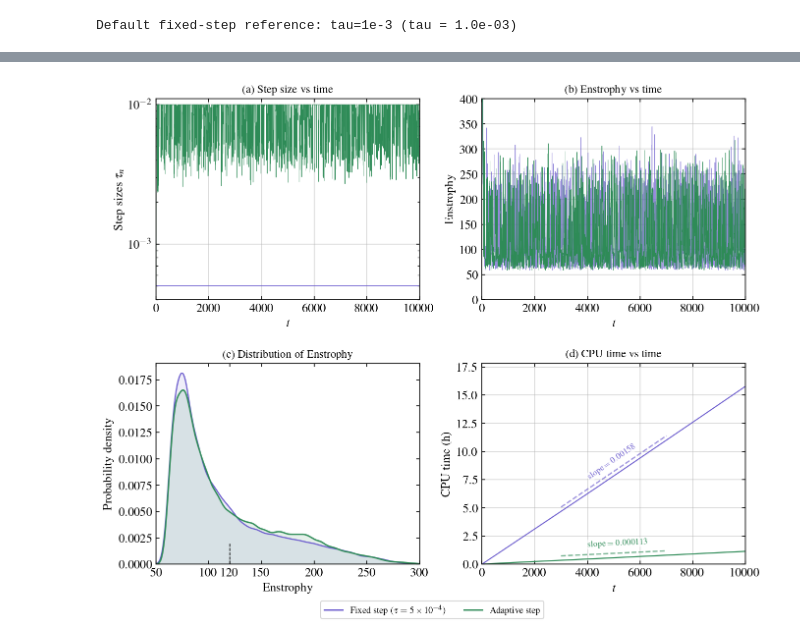
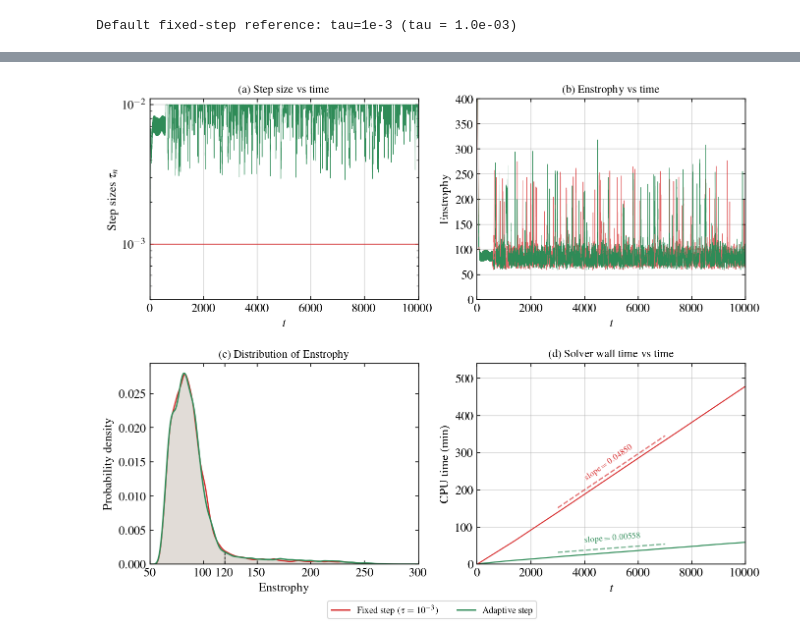
Before and after one commit to HaifengWang1031/IMEX-mr-SAV-RK, a Jupyter notebook: 04_long_time_stability 2.ipynb, the cells around one changed output, grey strips where cells are left out. Saved outputs shown, nothing was run; the diff lists cells and outputs as text; code cells hidden in the pictures.

Commit message:
Update convergence and long-time experiment results

```diff
--- a/04_long_time_stability 2.ipynb
+++ b/04_long_time_stability 2.ipynb
@@ -17,7 +17,7 @@ plt.rcParams.update({
 })
 # %%
 # -- Variable-step data (new top-level h5 layout; compatible with old segmented files) --
-file_vs = "data/ns_SDIRK2_mr_SAV_bursting_30_3_4_vs.h5"
+file_vs = "data/ns_SDIRK2_mr_SAV_bursting_40_4_4_vs.h5"
 
 traj_keys = ["tn", "Energy", "Enstrophy", "Palinstrophy", "CPU_time"]
 optional_traj_keys = ["Energy_rate", "Enstrophy_rate"]
@@ -124,11 +124,11 @@ VS  | stored rates: Energy_rate=True, Enstrophy_rate=True
 # -- Fixed-step data: load two fixed time-step runs without overwriting them --
 fixed_step_files = {
     "tau=1e-3": {
-        "path": "data/ns_SDIRK2_mr_SAV_bursting_30_3_4_0.001.h5",
+        "path": "data/ns_SDIRK2_mr_SAV_bursting_40_4_4_0.001.h5",
         "tau": 1.0e-3,
     },
     "tau=5e-4": {
-        "path": "data/ns_SDIRK2_mr_SAV_bursting_30_3_4_0.0005.h5",
+        "path": "data/ns_SDIRK2_mr_SAV_bursting_40_4_4_0.0005.h5",
         "tau": 5.0e-4,
     },
 }
@@ -1043,12 +1068,12 @@ tau=5e-4   slope : 0.0016 h/t   speedup vs adaptive: 13.99×
 # %%
-# ── Variable-step 自适应步长诊断：2×2 子图（只比较 5e-4 与 adaptive）──────
+# ── Variable-step 自适应步长诊断：2×2 子图（只比较 1e-3 与 adaptive）──────
 #
 # (a) 步长 τ 随时间变化
 # (b) Enstrophy 随时间变化
 # (c) Enstrophy distribution comparison
 # (d) 物理时间 t 与 CPU time 的关系
 
-fixed_key = "tau=5e-4"
+fixed_key = "tau=1e-3"
 fixed_plot_specs_1e3 = {fixed_key: fixed_run_specs[fixed_key]}
 fixed_spec_1e3 = fixed_plot_specs_1e3[fixed_key]
 adaptive_color = adaptive_spec["color"]
@@ -1060,29 +1085,11 @@ t_tau = tn_vs[:len(tau_vs):stride]
 tau = tau_vs[::stride]
 E = Enstrophy_vs[::stride]
 
-if "fixed_pdfs" not in globals() or "pdf_vs" not in globals() or "Z_grid" not in globals():
-    from scipy.stats import gaussian_kde
-    fixed_kde_data = {}
-    fixed_kdes = {}
-    fixed_pdfs = {}
-    for key, spec in fixed_plot_specs_1e3.items():
-        data = spec["data"]
-        tau_value = data["tau_value"]
-        i0 = int(np.searchsorted(data["tn"], 1000.0, side="left"))
-        i1 = int(np.searchsorted(data["tn"], 10000.0, side="right"))
-        stride_kde = max(1, int(round(2.0e-2 / tau_value)))
-        samples = data["Enstrophy"][i0:i1:stride_kde]
-        fixed_kde_data[key] = samples
-        fixed_kdes[key] = gaussian_kde(samples)
-    mask_vs_kde = (tn_vs >= 1000.0) & (tn_vs <= 10000.0)
-    kde_vs = gaussian_kde(
-        Enstrophy_vs[mask_vs_kde],
-        weights=trapezoidal_point_weights(tn_vs[mask_vs_kde]),
-    )
-    Z_grid = np.linspace(50, 1500, 2000)
-    for key, kde in fixed_kdes.items():
-        fixed_pdfs[key] = kde(Z_grid)
-    pdf_vs = kde_vs(Z_grid)
+ensure_enstrophy_kdes(
+    t0=kde_t_start if "kde_t_start" in globals() else 1000.0,
+    t1=kde_t_end if "kde_t_end" in globals() else 10000.0,
+    fixed_dt=kde_uniform_dt if "kde_uniform_dt" in globals() else 2.0e-2,
+)
 
 fig, axes = plt.subplots(2, 2, figsize=(9, 7), constrained_layout=True, dpi=150)
 fig.set_constrained_layout_pads(h_pad=0.05, hspace=0.08)
@@ -1107,11 +1114,11 @@ ax.grid(alpha=0.5)
 
 # ── (b) Enstrophy 随时间变化 ────────────────────────────────────────────────
 ax = axes[0, 1]
-data_5e4 = fixed_spec_1e3["data"]
-stride_fixed = max(1, len(data_5e4["tn"]) // 20000)
+data_1e3 = fixed_spec_1e3["data"]
+stride_fixed = max(1, len(data_1e3["tn"]) // 20000)
 ax.plot(
-    data_5e4["tn"][::stride_fixed],
-    data_5e4["Enstrophy"][::stride_fixed],
+    data_1e3["tn"][::stride_fixed],
+    data_1e3["Enstrophy"][::stride_fixed],
     color=fixed_spec_1e3["color"], alpha=0.70, linewidth=0.55,
     rasterized=True,
 )
@@ -1127,9 +1134,9 @@ ax.grid(alpha=0.5)
 # ── (c) Enstrophy distribution comparison ────────────────────────────────
 ax = axes[1, 0]
 ax.vlines(120, 0, 0.002, color="k", linestyles="--", linewidth=0.8)
-pdf_5e4 = fixed_pdfs[fixed_key]
-ax.fill_between(Z_grid, pdf_5e4, color=fixed_spec_1e3["color"], alpha=0.10, linewidth=0)
-ax.plot(Z_grid, pdf_5e4, color=fixed_spec_1e3["color"], linewidth=1.2)
+pdf_1e3 = fixed_pdfs[fixed_key]
+ax.fill_between(Z_grid, pdf_1e3, color=fixed_spec_1e3["color"], alpha=0.10, linewidth=0)
+ax.plot(Z_grid, pdf_1e3, color=fixed_spec_1e3["color"], linewidth=1.2)
 ax.fill_between(Z_grid, pdf_vs, color=adaptive_color, alpha=0.12, linewidth=0)
 ax.plot(Z_grid, pdf_vs, color=adaptive_color, linewidth=1.4)
 ax.set_xticks([50, 100, 120, 150, 200, 250, 300])
@@ -1146,47 +1153,47 @@ ax = axes[1, 1]
 cpu_time_scale = 1.0
 cpu_time_factors = {
     "adaptive": 1.0,
-    "tau=5e-4": 1.0,
+    "tau=1e-3": 1.0,
 }
 fit_t0, fit_t1 = 3000.0, 7000.0
 
-def scaled_cpu_hours(cpu_time, factor=1.0):
-    return cpu_time / 3600 * cpu_time_scale * factor
+def scaled_cpu_minutes(cpu_time, factor=1.0):
+    return cpu_time / 60 * cpu_time_scale * factor
 
 def downsample_for_plot(x, target_points=20000):
     return max(1, len(x) // target_points)
 
-def fit_cpu_slope(time, cpu_hours, t0=fit_t0, t1=fit_t1):
+def fit_cpu_slope(time, cpu_minutes, t0=fit_t0, t1=fit_t1):
     mask = (time >= t0) & (time <= t1)
     if np.count_nonzero(mask) < 2:
         raise ValueError(f"Not enough points to fit CPU slope on [{t0}, {t1}].")
-    return np.polyfit(time[mask], cpu_hours[mask], 1)
+    return np.polyfit(time[mask], cpu_minutes[mask], 1)
 
 s_vs = downsample_for_plot(tn_vs)
 t_vs_plot = tn_vs[::s_vs]
-cpu_vs_hours = scaled_cpu_hours(CPU_vs[::s_vs], factor=cpu_time_factors["adaptive"])
+cpu_vs_minutes = scaled_cpu_minutes(CPU_vs[::s_vs], factor=cpu_time_factors["adaptive"])
 ax.plot(
-    t_vs_plot, cpu_vs_hours,
+    t_vs_plot, cpu_vs_minutes,
     color=adaptive_color, linewidth=1.1, rasterized=True, linestyle="-",
 )
 
-s_fix = downsample_for_plot(data_5e4["tn"])
-t_fix_plot = data_5e4["tn"][::s_fix]
+s_fix = downsample_for_plot(data_1e3["tn"])
+t_fix_plot = data_1e3["tn"][::s_fix]
 
-cpu_fix_hours = scaled_cpu_hours(
-    data_5e4["CPU_time"][::s_fix],
+cpu_fix_minutes = scaled_cpu_minutes(
+    data_1e3["CPU_time"][::s_fix],
     factor=cpu_time_factors[fixed_key],
 )
 ax.plot(
-    t_fix_plot, cpu_fix_hours,
+    t_fix_plot, cpu_fix_minutes,
     color=fixed_spec_1e3["color"], linewidth=1.0, linestyle="-", rasterized=True,
 )
 
-k_ada, b_ada = fit_cpu_slope(t_vs_plot, cpu_vs_hours)
-k_fix, b_fix = fit_cpu_slope(t_fix_plot, cpu_fix_hours)
+k_ada, b_ada = fit_cpu_slope(t_vs_plot, cpu_vs_minutes)
+k_fix, b_fix = fit_cpu_slope(t_fix_plot, cpu_fix_minutes)
 ymax_cpu = max(
-    np.nanmax(scaled_cpu_hours(CPU_vs, factor=cpu_time_factors["adaptive"])),
-    np.nanmax(scaled_cpu_hours(data_5e4["CPU_time"], factor=cpu_time_factors[fixed_key])),
+    np.nanmax(scaled_cpu_minutes(CPU_vs, factor=cpu_time_factors["adaptive"])),
+    np.nanmax(scaled_cpu_minutes(data_1e3["CPU_time"], factor=cpu_time_factors[fixed_key])),
 )
 fit_line_y_offset = 0.025 * ymax_cpu
 t_line = np.array([fit_t0, fit_t1])
@@ -1211,21 +1218,21 @@ for color, slope, intercept, label_dx in [
     label_y = slope * label_xi + intercept + fit_line_y_offset
     angle = data_line_angle(ax, slope, intercept, fit_t0, fit_t1, fit_line_y_offset)
     ax.annotate(
-        rf"slope $={slope:.3g}$",
+        rf"slope $={slope:.5f}$",
         xy=(label_xi, label_y), xytext=(0, 6), textcoords="offset points",
         color=color, fontsize=8.2, ha="left", va="bottom",
         rotation=angle, rotation_mode="anchor",
         bbox=dict(facecolor="white", edgecolor="none", alpha=0.70, pad=1.0),
     )
 
-print(f"CPU time scale: ×{cpu_time_scale:g}")
+print(f"Recorded solver-time scale: ×{cpu_time_scale:g}")
 print(f"CPU slope fitting window: [{fit_t0:g}, {fit_t1:g}]")
-print(f"Adaptive slope : {k_ada:.4f} h/t  (intercept {b_ada:.3f})")
-print(f"{fixed_key:<10} slope : {k_fix:.4f} h/t   speedup vs adaptive: {k_fix/k_ada:.2f}×")
+print(f"Adaptive slope : {k_ada:.4f} min/t  (intercept {b_ada:.3f})")
+print(f"{fixed_key:<10} slope : {k_fix:.4f} min/t   speedup vs adaptive: {k_fix/k_ada:.2f}×")
 
 ax.set_xlabel(r"$t$")
-ax.set_ylabel(r"CPU time (h)")
-ax.set_title(r"(d) CPU time vs time", loc="center", fontsize=11)
+ax.set_ylabel(r"CPU time (min)")
+ax.set_title(r"(d) Solver wall time vs time", loc="center", fontsize=11)
 ax.tick_params(which="both", direction="in", top=True, right=True)
 ax.grid(alpha=0.5)
 
@@ -1236,6 +1243,6 @@ legend_handles = [
 fig.legend(handles=legend_handles, loc="lower center", ncol=2, fontsize=9,
            frameon=True, bbox_to_anchor=(0.5, -0.05))
 
-plt.savefig("fig/vs_diagnostics_5e4_adaptive.pdf", dpi=150, bbox_inches="tight")
+plt.savefig("fig/vs_diagnostics_1e3_adaptive.pdf", dpi=150, bbox_inches="tight")
 plt.show()
 # %% [output]
@@ -1246,4 +1253,4 @@ tau=5e-4   slope : 0.0016 h/t   speedup vs adaptive: 13.99×
-[figure, old version]
+[figure, new version]
 # %%
 # plt.plot(
 #     data_5e4["tn"][::stride_fixed], data_5e4["Enstrophy"][::stride_fixed],
```
Also changed, not shown: parts of 15 cells of this notebook, 5 other files.
